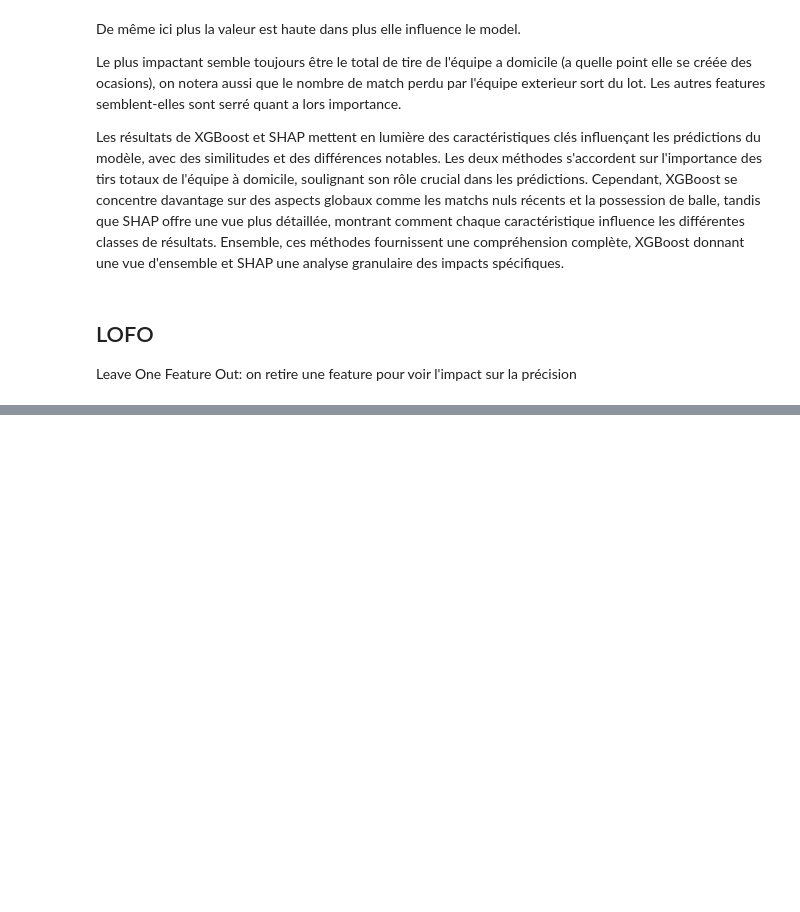
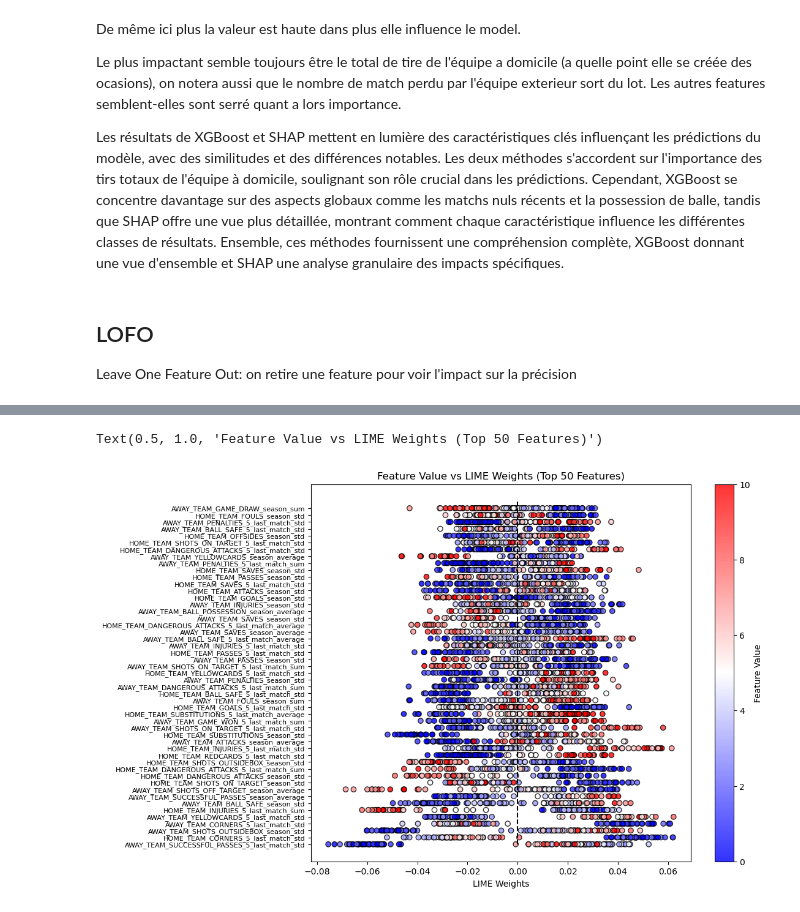
Before and after one commit to Leo-drone/Explainability, a Jupyter notebook: main.ipynb, the cells around one changed output, grey strips where cells are left out. Drawn from its saved outputs; the diff is of its cells as text; code cells hidden in the pictures; blank space fills up the shorter version.

```diff
--- a/main.ipynb
+++ b/main.ipynb
@@ -194,0 +301,22 @@ print(accuracies_df)
+# %%
+fig, ax = plt.subplots(nrows=1, ncols=1, figsize=(10, 8))
+
+# Use only the top 50 features
+top_50_features = abs_mean_50['feature']
+y_ticks = range(len(top_50_features))
+y_labels = top_50_features
+
+for i, feature in enumerate(y_labels):
+    fw = lime_weights[feature]
+    fv = X_train_filtered[feature][0:100]
+
+    plt.scatter(fw, [i] * len(fw), c=fv, cmap='bwr', edgecolor='black', alpha=0.8)
+
+plt.vlines(x=0, ymin=0, ymax=len(y_labels), colors='black', linestyles='dashed')
+plt.colorbar(label='Feature Value')
+plt.yticks(y_ticks, labels=y_labels, size=8)
+plt.xlabel('LIME Weights')
+plt.title('Feature Value vs LIME Weights (Top 50 Features)')
+# %% [output]
+Text(0.5, 1.0, 'Feature Value vs LIME Weights (Top 50 Features)')
+[figure, added]
```
Also changed, not shown: parts of 16 cells of this notebook.
